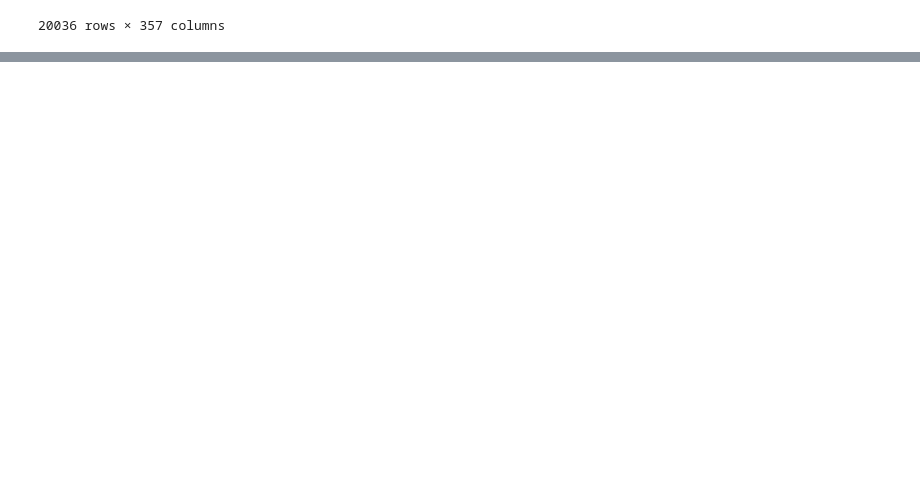
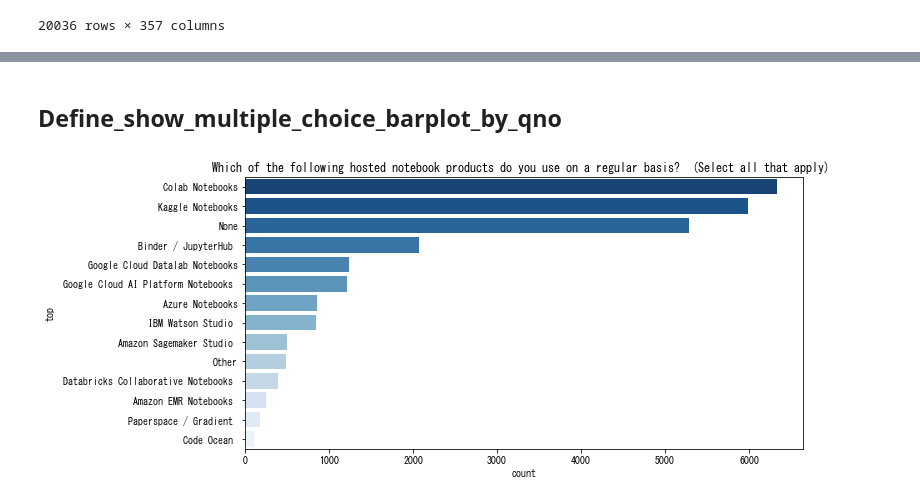
Before and after one commit to thdn1234/Python-Kaggle-ML-DS-survey-2020, a Jupyter notebook: kaggle-survey-2020.ipynb, the cells around one changed output, grey strips where cells are left out. Saved outputs shown, nothing was run; the diff lists cells and outputs as text; code cells hidden in the pictures; blank space fills up the shorter version.

```diff
--- a/kaggle-survey-2020.ipynb
+++ b/kaggle-survey-2020.ipynb
@@ -472,0 +478,8 @@ TypeError: 'Index' object is not callable
+# %%
+def get_question_title_by_qno(qno):
+    if qno in question.index:
+        return question[qno]
+    else:
+        q_no = aswer.filter(regex=qno).columns[0]
+        q_no = question[q_no].split("-")[0]
+        return q_no
@@ -472,0 +492,8 @@ TypeError: 'Index' object is not callable
+# %%
+def get_multiple_choice_answer_by_qno(qno):
+    answer_qno = answer.filter(regex=qno)
+    answer_qno = answer_qno.describe().loc[["top","count"]].T
+    answer_qno = answer_qno.set_index("top")
+    answer_qno = answer_qno.sort_values("count", ascending=False)
+    return answer_qno
+# get_multiple_choice_answer_by_qno("Q7")
@@ -472,0 +516,12 @@ TypeError: 'Index' object is not callable
+# %% [markdown]
+## Define_show_multiple_choice_barplot_by_qno
+# %%
+def show_multiple_choice_barplot_by_qno(qno, fsize=(10,5)):
+    show_qno = get_multiple_choice_answer_by_qno(qno)
+    plt.figure(figsize=fsize)
+    sns.barplot(data=show_qno, x='count',
+                y=show_qno.index, palette="Blues_r").set_title(get_question_title_by_qno(qno))
+# %%
+show_multiple_choice_barplot_by_qno("Q10")
+# %% [output]
+[figure, added]
```
Also changed, not shown: parts of 10 cells of this notebook.
